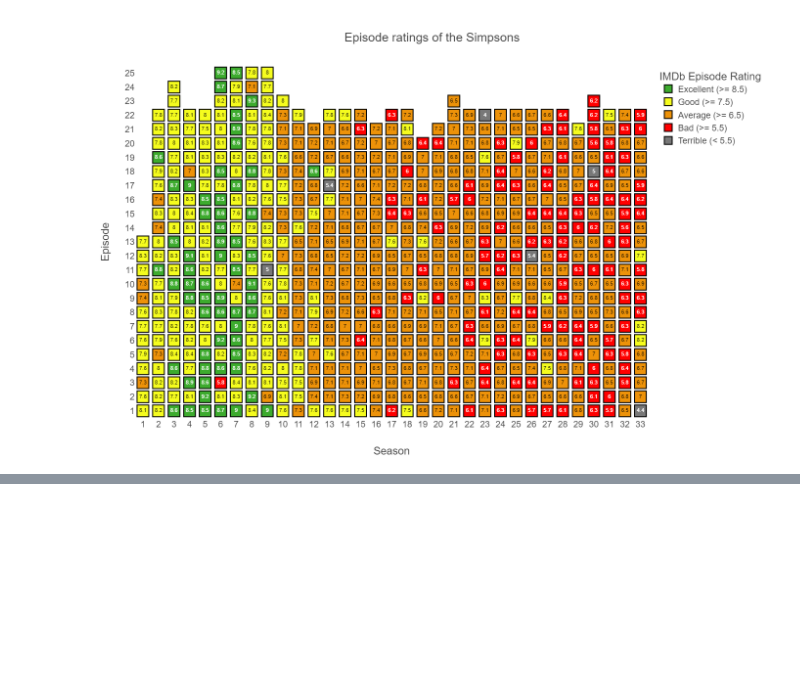
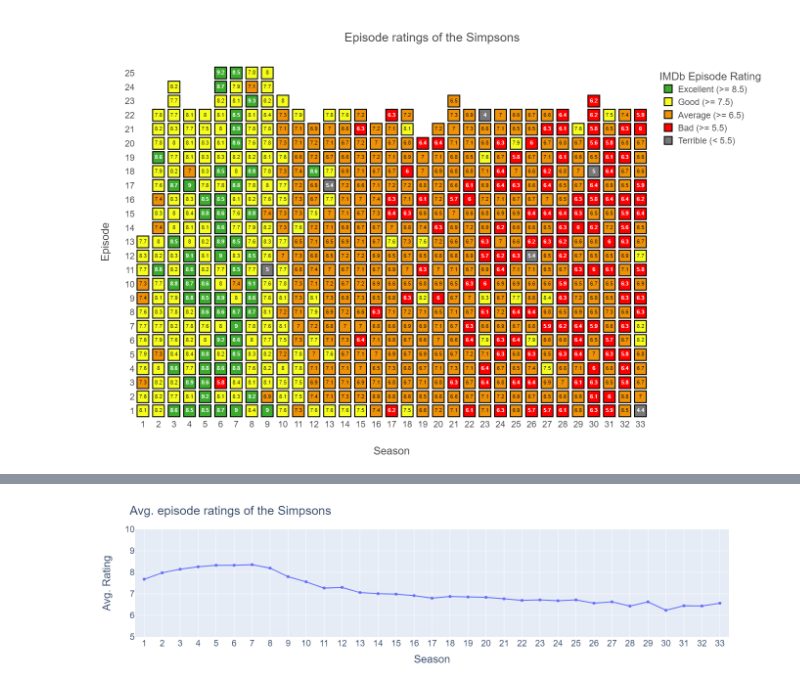
Before and after one commit to jdcollier89/SimpsonsAnalysis, a Jupyter notebook: 5. feature engineering.ipynb, the cells around one changed output, grey strips where cells are left out. Saved outputs shown, nothing was run; the diff lists cells and outputs as text; code cells hidden in the pictures; blank space fills up the shorter version.

Commit message:
Fixed some errors and created more visualizations

```diff
--- a/5. feature engineering.ipynb
+++ b/5. feature engineering.ipynb
@@ -79,6 +68,7 @@ def convert_rating(rating):
     return output
 # %%
 simpsons_episodes.rating = simpsons_episodes.rating.astype('float')
+simpsons_episodes.viewers = simpsons_episodes.viewers.astype('float')
 # %%
 simpsons_episodes['rating_group'] = simpsons_episodes.rating.apply(convert_rating)
 simpsons_episodes['votes_k'] = simpsons_episodes.total_votes.apply(lambda x: x/1000)
@@ -191,0 +191,11 @@ fig.write_image("./img/simpsons_episode_rating.png")
+# %%
+simpsons_episodes['guest'] = simpsons_episodes.As_Themselves + simpsons_episodes.Character_Played
+agg_functions = {'season': 'first', 'rating': 'mean', 'viewers': 'mean',
+                 'As_Themselves': 'sum', 'Character_Played': 'sum', 'guest': 'mean',
+                 'Homer_main': 'sum', 'Marge_main': 'sum', 'Bart_main': 'sum',
+                 'Lisa_main': 'sum', 'Maggie_main': 'sum'}
+simpsons_season = simpsons_episodes.groupby(simpsons_episodes['season']).aggregate(agg_functions)
+
+simpsons_season.rating = simpsons_season.rating.round(2)
+simpsons_season.viewers = simpsons_season.viewers.round(2)
+simpsons_season['guest_count'] = simpsons_season.As_Themselves + simpsons_season.Character_Played
@@ -191,0 +212,18 @@ fig.write_image("./img/simpsons_episode_rating.png")
+# %%
+import plotly.express as px
+fig = px.line(simpsons_season, x='season', y='rating', markers=True)
+fig.update_yaxes(range=[5, 10])
+
+fig.update_layout(
+    font_family="Arial",
+    font_size=18,
+    title="Avg. episode ratings of the Simpsons",
+    xaxis_title="Season",
+    yaxis_title="Avg. Rating",
+)
+
+fig.update_xaxes(range=[0.5, 33.5], tick0=1, dtick=1, showgrid=True, fixedrange=False)
+
+fig.show()
+# %% [output]
+[figure, added]
```
Also changed, not shown: parts of 12 cells of this notebook, 5 other files.
